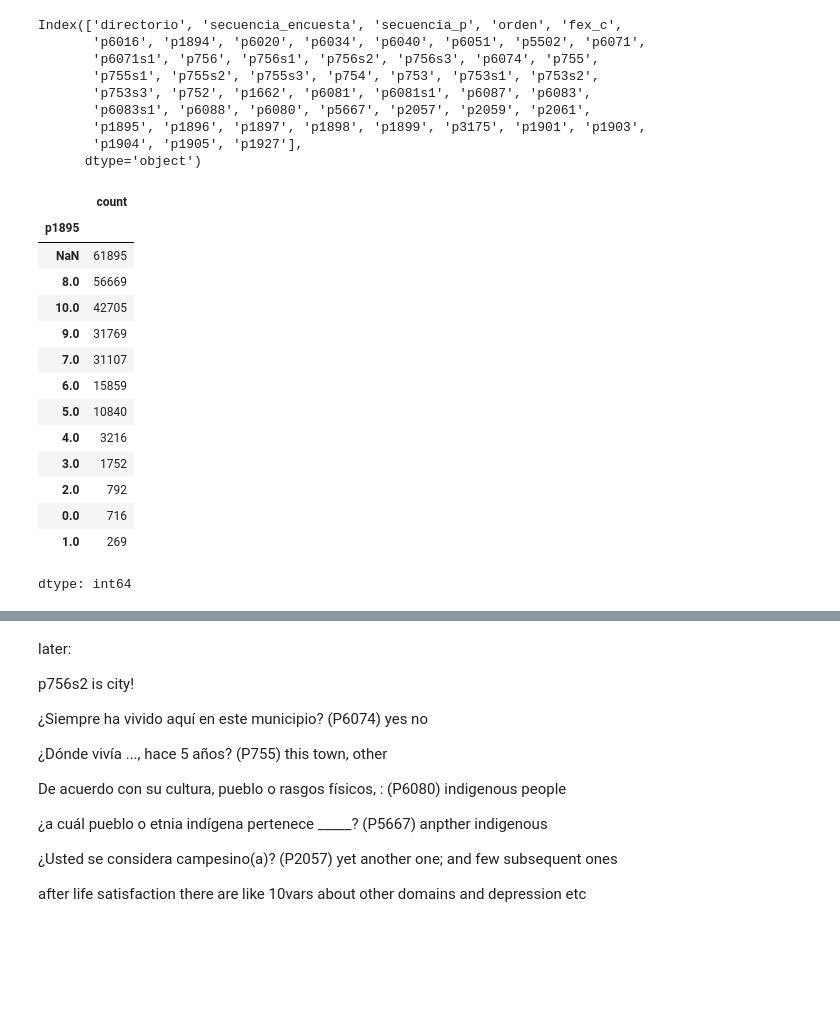
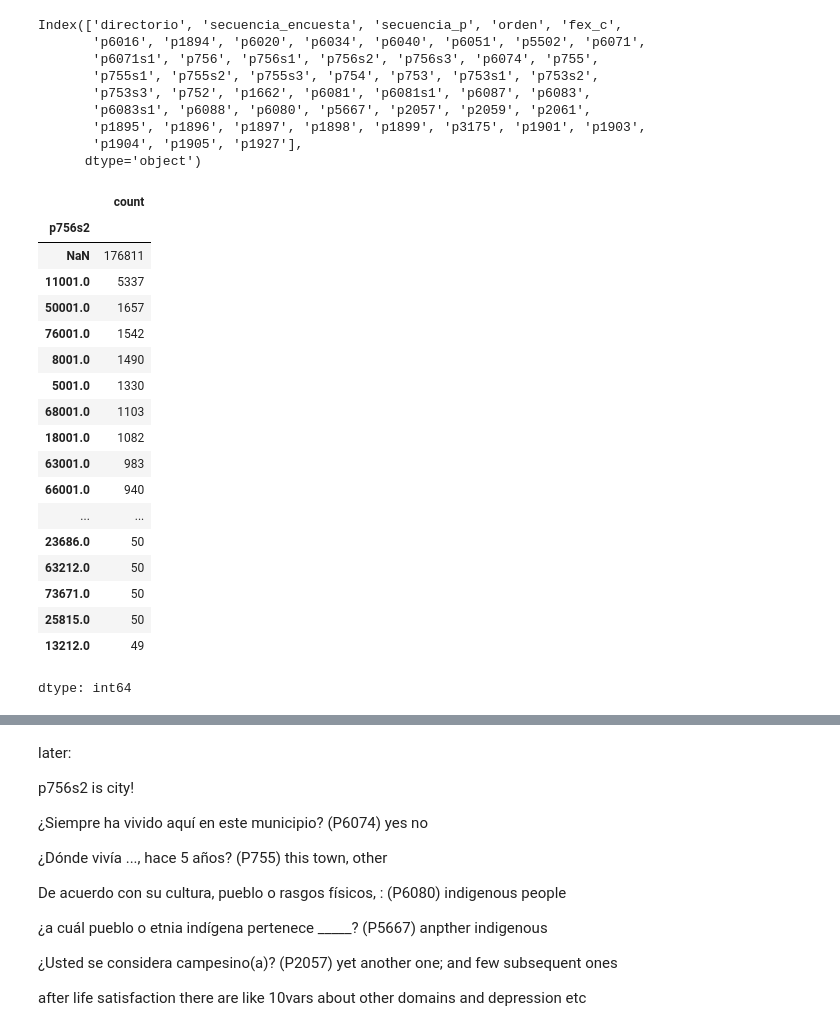
Before and after one commit to theaok/linaColMex, a Jupyter notebook: linaColMex.ipynb, the cells around one changed output, grey strips where cells are left out. Drawn from its saved outputs; the diff is of its cells as text; code cells hidden in the pictures; blank space fills up the shorter version.

```diff
--- a/linaColMex.ipynb
+++ b/linaColMex.ipynb
@@ -205,21 +205,26 @@ Index(['directorio', 'secuencia_encuesta', 'secuencia_p', 'orden', 'fex_c',
        'p1895', 'p1896', 'p1897', 'p1898', 'p1899', 'p3175', 'p1901', 'p1903',
        'p1904', 'p1905', 'p1927'],
       dtype='object')
-# %%
-chaComHog['p1895'].value_counts(dropna=False)
-# %% [output]
-|  | count |
-| p1895 |  |
-| NaN | 61895 |
-| 8.0 | 56669 |
-| 10.0 | 42705 |
-| 9.0 | 31769 |
-| 7.0 | 31107 |
-| 6.0 | 15859 |
-| 5.0 | 10840 |
-| 4.0 | 3216 |
-| 3.0 | 1752 |
-| 2.0 | 792 |
-| 0.0 | 716 |
-| 1.0 | 269 |
-dtype: int64
+# %%
+pd.set_option('display.max_rows', None)
+chaComHog['p756s2'].value_counts(dropna=False)
+# %% [output]
+|  | count |
+| p756s2 |  |
+| NaN | 176811 |
+| 11001.0 | 5337 |
+| 50001.0 | 1657 |
+| 76001.0 | 1542 |
+| 8001.0 | 1490 |
+| 5001.0 | 1330 |
+| 68001.0 | 1103 |
+| 18001.0 | 1082 |
+| 63001.0 | 983 |
+| 66001.0 | 940 |
+| ... | ... |
+| 23686.0 | 50 |
+| 63212.0 | 50 |
+| 73671.0 | 50 |
+| 25815.0 | 50 |
+| 13212.0 | 49 |
+dtype: int64
```
Also changed, not shown: parts of 6 cells of this notebook.
